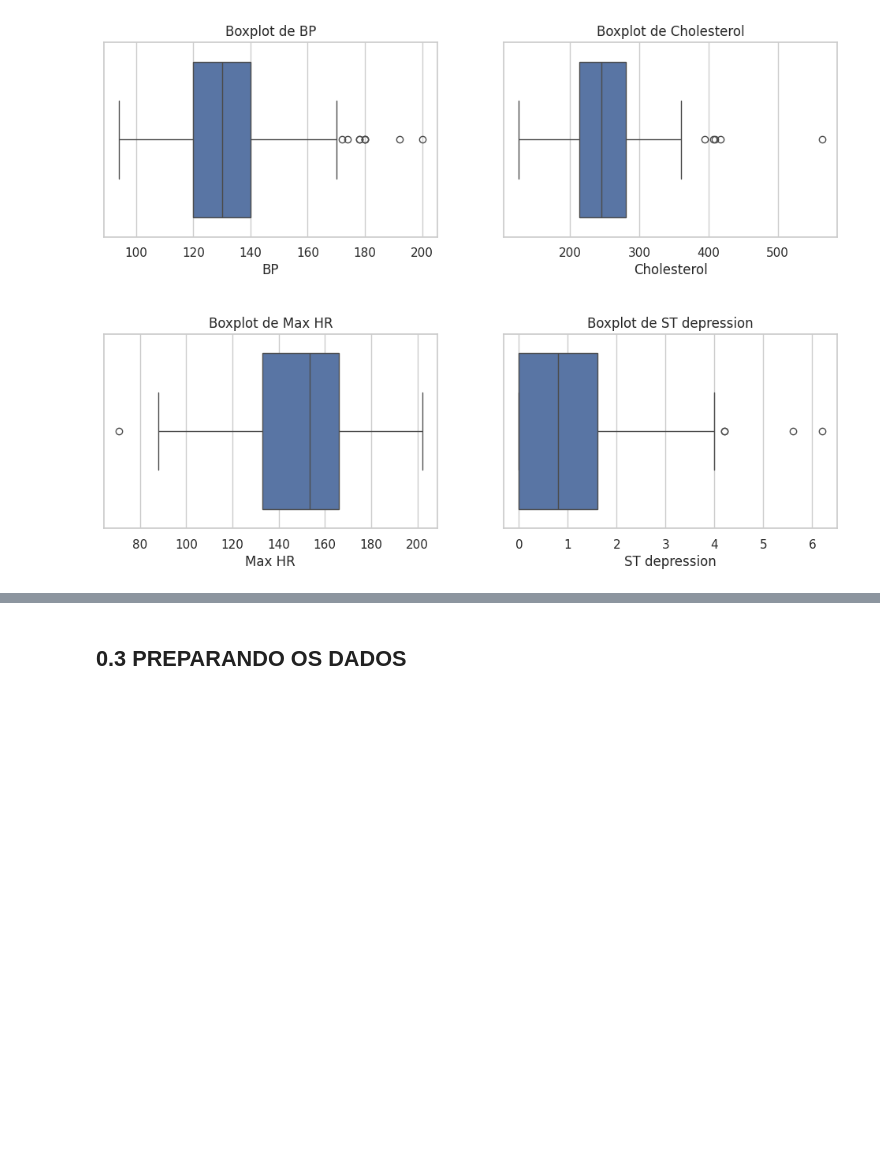
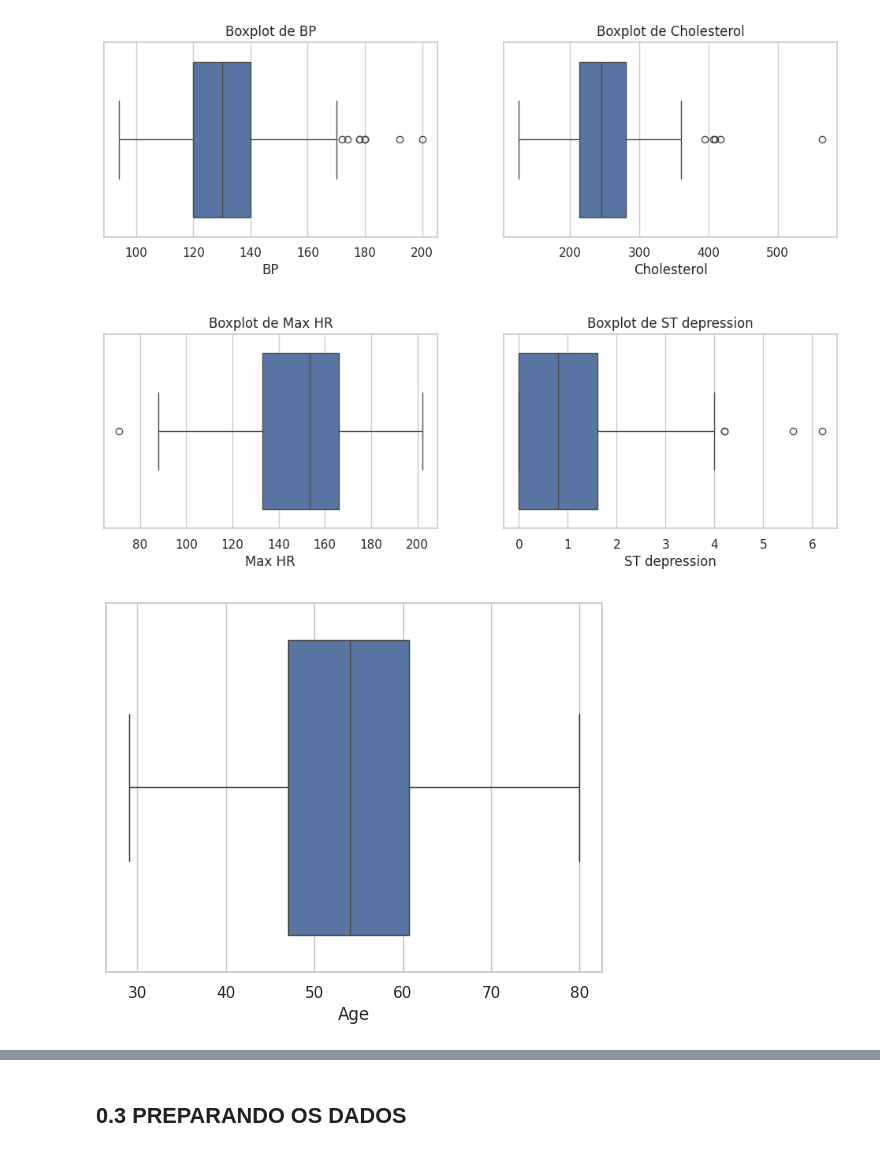
Before and after one commit to TonFLY/Doencas_do_coracao, a Jupyter notebook: doencacoracao.ipynb, the cells around one changed output, grey strips where cells are left out. Drawn from its saved outputs; the diff is of its cells as text; code cells hidden in the pictures; blank space fills up the shorter version.

```diff
--- a/doencacoracao.ipynb
+++ b/doencacoracao.ipynb
@@ -135,6 +135,12 @@ for i, coluna in enumerate(df1.columns):
 plt.show()
 # %% [output]
 [figure]
+# %%
+sns.boxplot(x=df['Age'])
+plt.savefig("boxplot2.png")
+plt.show()
+# %% [output]
+[figure, added]
 # %% [markdown]
 ### insights obtidos.
 * O batimento cardiaco esta concentrado entre 120BPM a 140BPM. Também notamos que existe outliers acima de 170BPM
```
Also changed, not shown: parts of 5 cells of this notebook, 4 other files.
